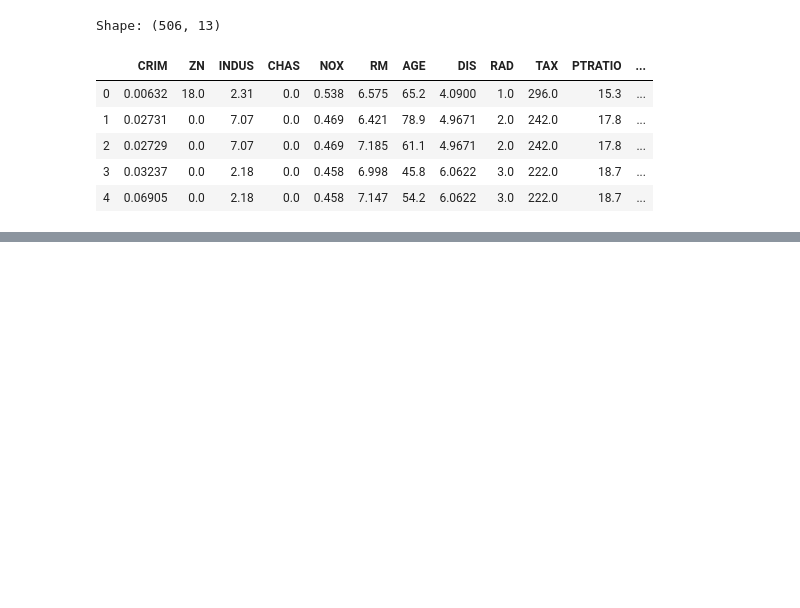
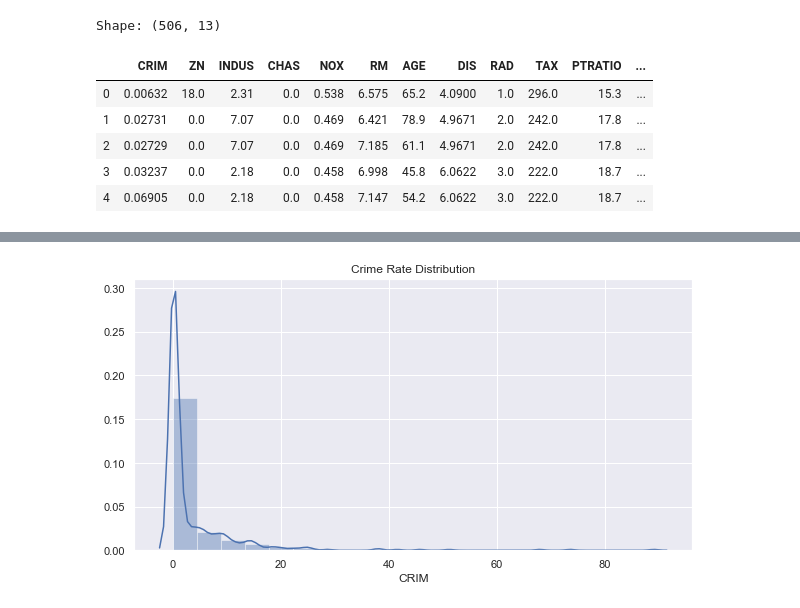
Before and after one commit to APNovichkov/python-ml, a Jupyter notebook: homework-1/homework_1.ipynb, the cells around one changed output, grey strips where cells are left out. Saved outputs shown, nothing was run; the diff lists cells and outputs as text; code cells hidden in the pictures; blank space fills up the shorter version.

```diff
--- a/homework-1/homework_1.ipynb
+++ b/homework-1/homework_1.ipynb
@@ -21,0 +55,5 @@ Shape: (506, 13)
+# %%
+# Plot Crime Rate Distribution
+_= sns.distplot(df['CRIM'].dropna(), hist=True, bins=20).set_title("Crime Rate Distribution")
+# %% [output]
+[figure, added]
```
Also changed, not shown: parts of 42 cells of this notebook, 1 other file.
